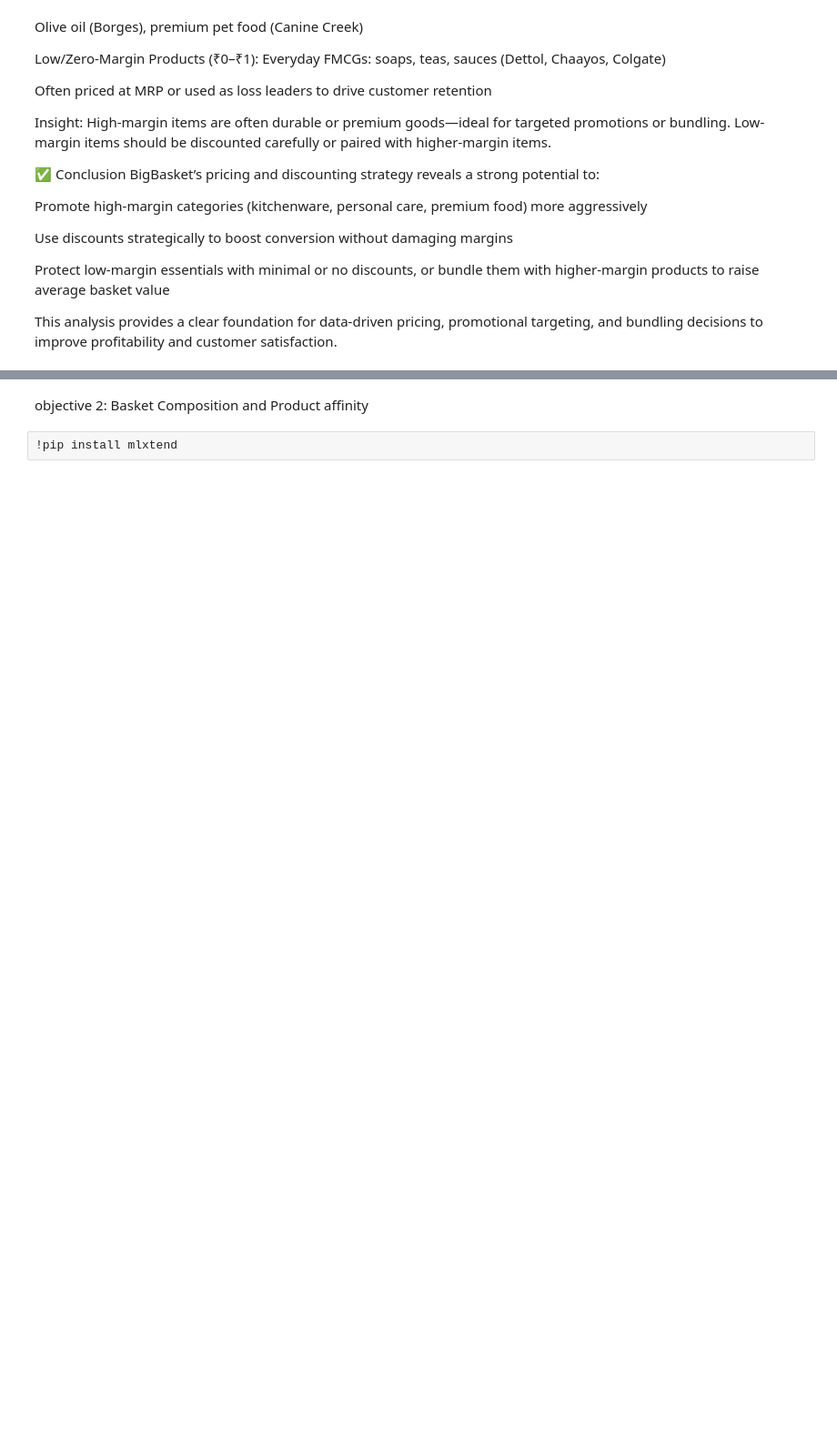
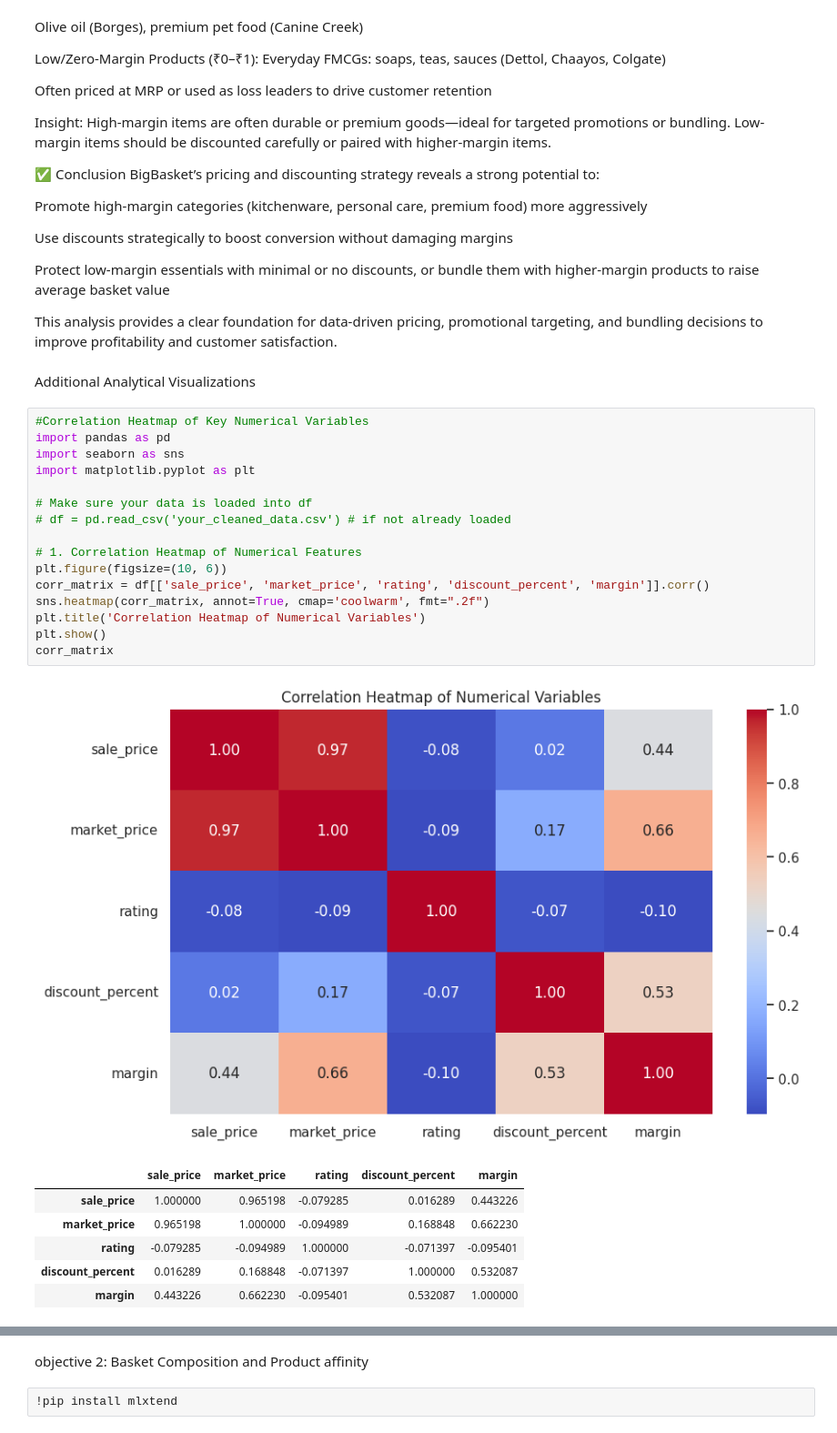
Before and after one commit to AthiraBinod-19/Business-Analytics, a Jupyter notebook: Datacleaning.ipynb, the cells around one changed output, grey strips where cells are left out. Shown at 91% size. Saved outputs shown, nothing was run; the diff lists cells and outputs as text; blank space fills up the shorter version.

```diff
--- a/Datacleaning.ipynb
+++ b/Datacleaning.ipynb
@@ -723,3 +725,29 @@ Use discounts strategically to boost conversion without damaging margins
 Protect low-margin essentials with minimal or no discounts, or bundle them with higher-margin products to raise average basket value
 
 This analysis provides a clear foundation for data-driven pricing, promotional targeting, and bundling decisions to improve profitability and customer satisfaction.
+# %% [markdown]
+Additional Analytical Visualizations
+# %%
+#Correlation Heatmap of Key Numerical Variables
+import pandas as pd
+import seaborn as sns
+import matplotlib.pyplot as plt
+
+# Make sure your data is loaded into df
+# df = pd.read_csv('your_cleaned_data.csv') # if not already loaded
+
+# 1. Correlation Heatmap of Numerical Features
+plt.figure(figsize=(10, 6))
+corr_matrix = df[['sale_price', 'market_price', 'rating', 'discount_percent', 'margin']].corr()
+sns.heatmap(corr_matrix, annot=True, cmap='coolwarm', fmt=".2f")
+plt.title('Correlation Heatmap of Numerical Variables')
+plt.show()
+corr_matrix
+# %% [output]
+[figure, added]
+|  | sale_price | market_price | rating | discount_percent | margin |
+| sale_price | 1.000000 | 0.965198 | -0.079285 | 0.016289 | 0.443226 |
+| market_price | 0.965198 | 1.000000 | -0.094989 | 0.168848 | 0.662230 |
+| rating | -0.079285 | -0.094989 | 1.000000 | -0.071397 | -0.095401 |
+| discount_percent | 0.016289 | 0.168848 | -0.071397 | 1.000000 | 0.532087 |
+| margin | 0.443226 | 0.662230 | -0.095401 | 0.532087 | 1.000000 |
```
Also changed, not shown: parts of 12 cells of this notebook.
